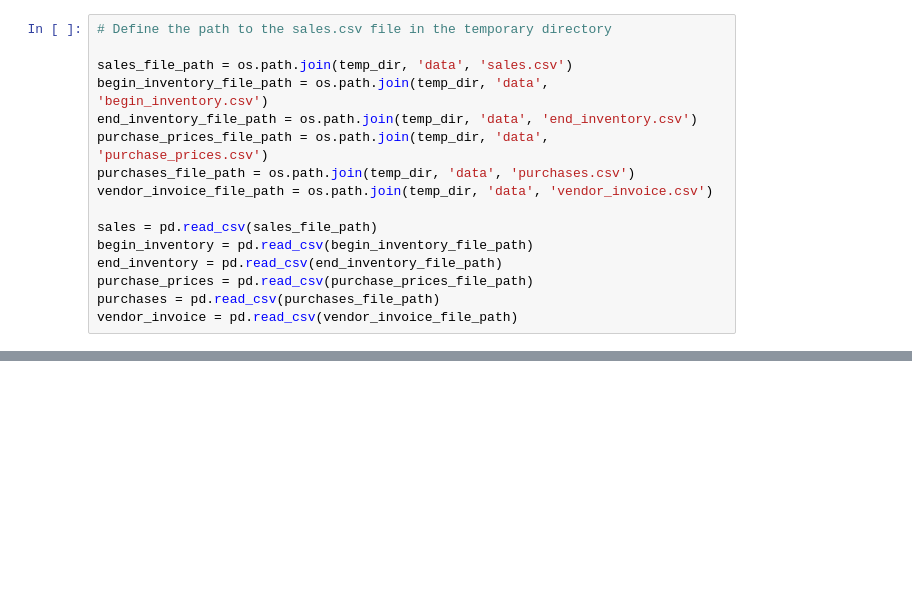
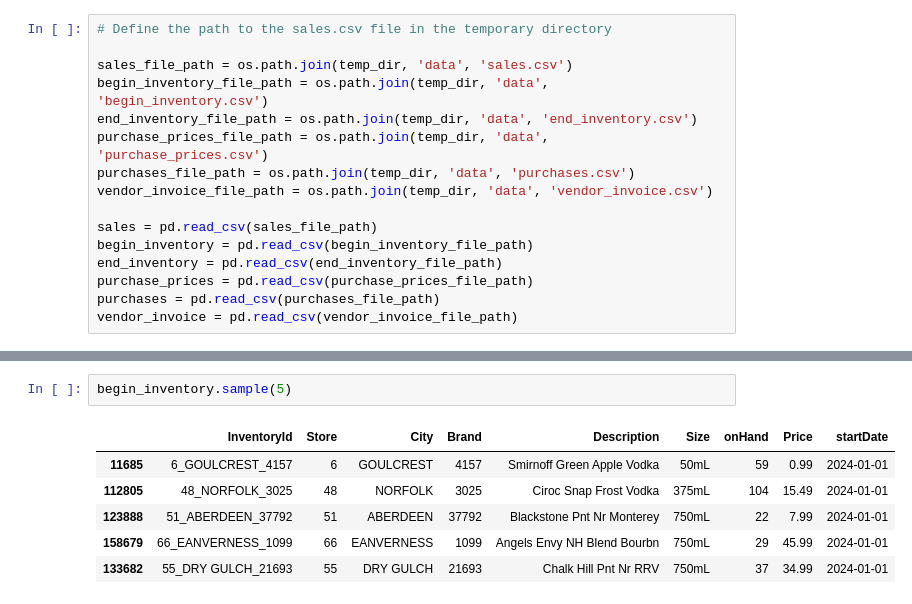
Before and after one commit to heya-ankit/datafolio, a Jupyter notebook: business_operations_&_performance/Vendor Performance/vendor_performance_eda.ipynb, the cells around one changed output, grey strips where cells are left out. Drawn from its saved outputs; the diff is of its cells as text; blank space fills up the shorter version.

```diff
--- a/business_operations_&_performance/Vendor Performance/vendor_performance_eda.ipynb
+++ b/business_operations_&_performance/Vendor Performance/vendor_performance_eda.ipynb
@@ -57,0 +77,9 @@ sales.head(2)
+# %%
+begin_inventory.sample(5)
+# %% [output]
+|  | InventoryId | Store | City | Brand | Description | Size | onHand | Price | startDate |
+| 11685 | 6_GOULCREST_4157 | 6 | GOULCREST | 4157 | Smirnoff Green Apple Vodka | 50mL | 59 | 0.99 | 2024-01-01 |
+| 112805 | 48_NORFOLK_3025 | 48 | NORFOLK | 3025 | Ciroc Snap Frost Vodka | 375mL | 104 | 15.49 | 2024-01-01 |
+| 123888 | 51_ABERDEEN_37792 | 51 | ABERDEEN | 37792 | Blackstone Pnt Nr Monterey | 750mL | 22 | 7.99 | 2024-01-01 |
+| 158679 | 66_EANVERNESS_1099 | 66 | EANVERNESS | 1099 | Angels Envy NH Blend Bourbn | 750mL | 29 | 45.99 | 2024-01-01 |
+| 133682 | 55_DRY GULCH_21693 | 55 | DRY GULCH | 21693 | Chalk Hill Pnt Nr RRV | 750mL | 37 | 34.99 | 2024-01-01 |
```
Also changed, not shown: parts of 16 cells of this notebook.
